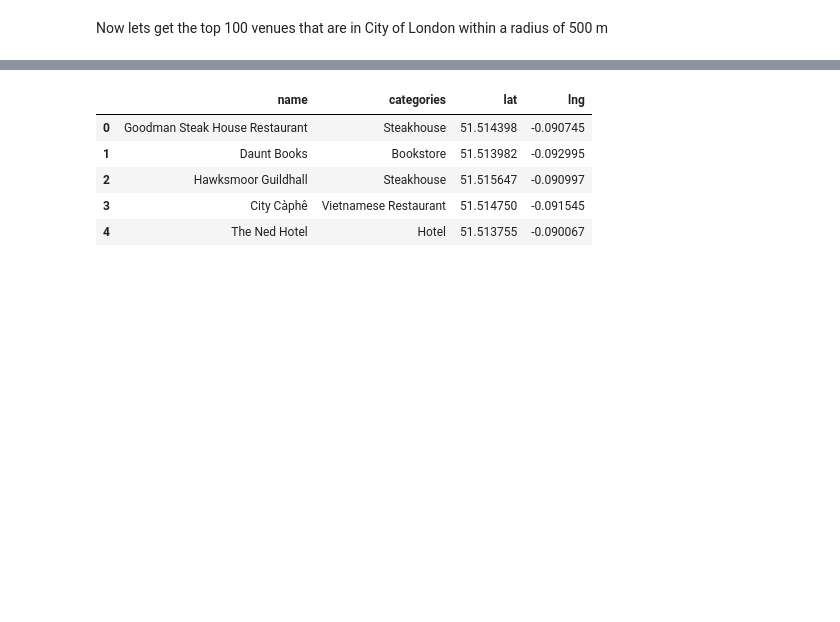
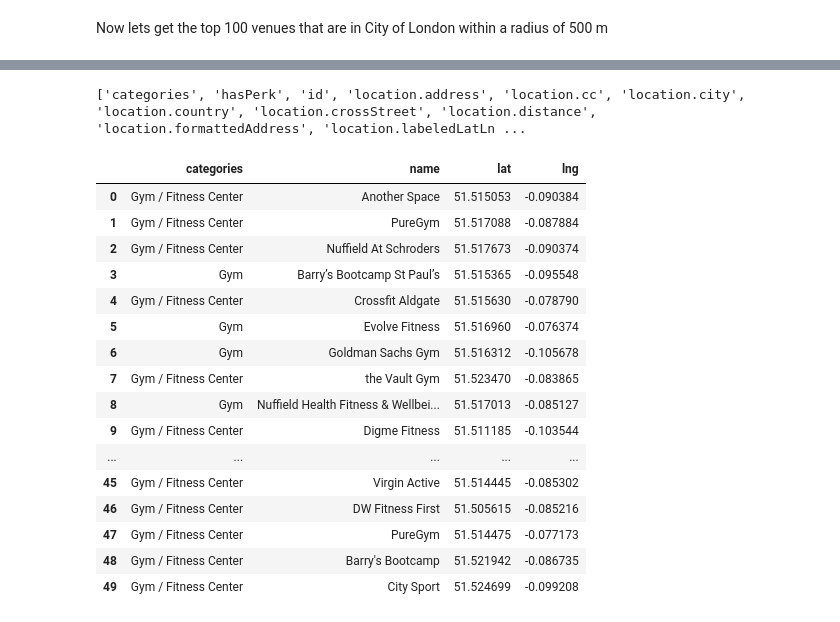
Before and after one commit to singhv007/Coursera_Capstone, a Jupyter notebook: Exploring London.ipynb, the cells around one changed output, grey strips where cells are left out. Saved outputs shown, nothing was run; the diff lists cells and outputs as text; code cells hidden in the pictures; blank space fills up the shorter version.

```diff
--- a/Exploring London.ipynb
+++ b/Exploring London.ipynb
@@ -100,0 +90,4 @@ london_data
+# %%
+pd.set_option('display.max_columns', None)
+pd.set_option('display.max_rows', None)
+london_data.head()
@@ -258,7 +280,7 @@ Now lets get the top 100 venues that are in City of London within a radius of 50
 # %%
 lat = neighborhood_latitude
 lng = neighborhood_longitude
-radius = 500
+radius = 1000
 LIMIT= 100
 url = 'https://api.foursquare.com/v2/venues/explore?&client_id={}&client_secret={}&v={}&ll={},{}&radius={}&limit={}'.format(
             CLIENT_ID,
@@ -268,7 +290,17 @@ url = 'https://api.foursquare.com/v2/venues/explore?&client_id={}&client_secret=
             lng,
             radius,
             LIMIT)
+
+
+url1 = 'https://api.foursquare.com/v2/venues/search?categoryId=4bf58dd8d48988d175941735&client_id={}&client_secret={}&v={}&ll={},{}&radius={}&limit={}'.format(
+            CLIENT_ID,
+            CLIENT_SECRET,
+            VERSION,
+            lat,
+            lng,
+            radius,
+            LIMIT)
 # %%
-results = requests.get(url).json()
+results = requests.get(url1).json()
 results
 # %% [output]
@@ -302,28 +334,43 @@ def get_category_type(row):
     else:
         return categories_list[0]['name']
 # %%
-venues = results['response']['groups'][0]['items']
+#venues = results['response']['groups'][0]['items']
+venues = results['response']['venues']
+
 
 nearby_venues = json_normalize(venues) # flatten JSON
-
+col_name = list(nearby_venues)
+print(col_name)
 # filter columns
-filtered_columns = ['venue.name', 'venue.categories', 'venue.location.lat', 'venue.location.lng']
+filtered_columns = ['categories','name', 'location.lat', 'location.lng',]
 nearby_venues =nearby_venues.loc[:, filtered_columns]
 
 # filter the category for each row
-nearby_venues['venue.categories'] = nearby_venues.apply(get_category_type, axis=1)
+nearby_venues['categories'] = nearby_venues.apply(get_category_type, axis=1)
 
 # clean columns
 nearby_venues.columns = [col.split(".")[-1] for col in nearby_venues.columns]
 
-nearby_venues.head()
+nearby_venues
 # %% [output]
+['categories', 'hasPerk', 'id', 'location.address', 'location.cc', 'location.city', 'location.country', 'location.crossStreet', 'location.distance', 'location.formattedAddress', 'location.labeledLatLn ...
-|  | name | categories | lat | lng |
-| 0 | Goodman Steak House Restaurant | Steakhouse | 51.514398 | -0.090745 |
-| 1 | Daunt Books | Bookstore | 51.513982 | -0.092995 |
-| 2 | Hawksmoor Guildhall | Steakhouse | 51.515647 | -0.090997 |
-| 3 | City Càphê | Vietnamese Restaurant | 51.514750 | -0.091545 |
-| 4 | The Ned Hotel | Hotel | 51.513755 | -0.090067 |
+|  | categories | name | lat | lng |
+| 0 | Gym / Fitness Center | Another Space | 51.515053 | -0.090384 |
+| 1 | Gym / Fitness Center | PureGym | 51.517088 | -0.087884 |
+| 2 | Gym / Fitness Center | Nuffield At Schroders | 51.517673 | -0.090374 |
+| 3 | Gym | Barry’s Bootcamp St Paul’s | 51.515365 | -0.095548 |
+| 4 | Gym / Fitness Center | Crossfit Aldgate | 51.515630 | -0.078790 |
+| 5 | Gym | Evolve Fitness | 51.516960 | -0.076374 |
+| 6 | Gym | Goldman Sachs Gym | 51.516312 | -0.105678 |
+| 7 | Gym / Fitness Center | the Vault Gym | 51.523470 | -0.083865 |
+| 8 | Gym | Nuffield Health Fitness & Wellbei... | 51.517013 | -0.085127 |
+| 9 | Gym / Fitness Center | Digme Fitness | 51.511185 | -0.103544 |
+| ... | ... | ... | ... | ... |
+| 45 | Gym / Fitness Center | Virgin Active | 51.514445 | -0.085302 |
+| 46 | Gym / Fitness Center | DW Fitness First | 51.505615 | -0.085216 |
+| 47 | Gym / Fitness Center | PureGym | 51.514475 | -0.077173 |
+| 48 | Gym / Fitness Center | Barry's Bootcamp | 51.521942 | -0.086735 |
+| 49 | Gym / Fitness Center | City Sport | 51.524699 | -0.099208 |
 # %%
 print('{} venues were returned by Foursquare.'.format(nearby_venues.shape[0]))
 # %% [output]
```
Also changed, not shown: parts of 66 cells of this notebook.
